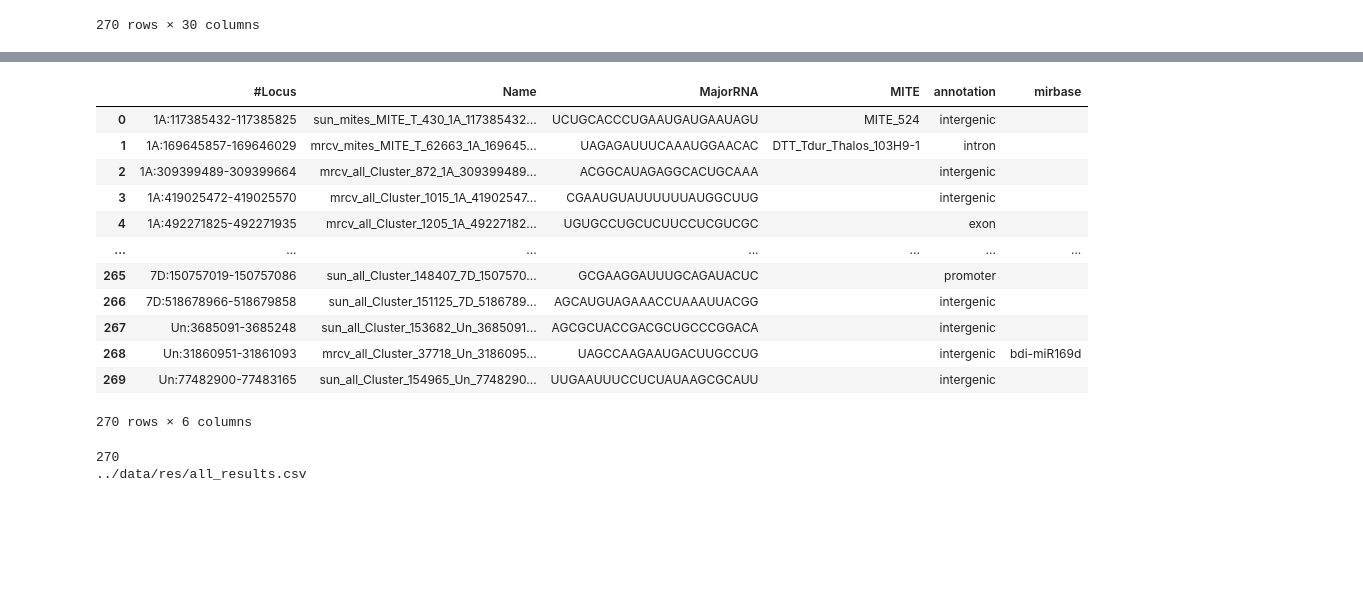
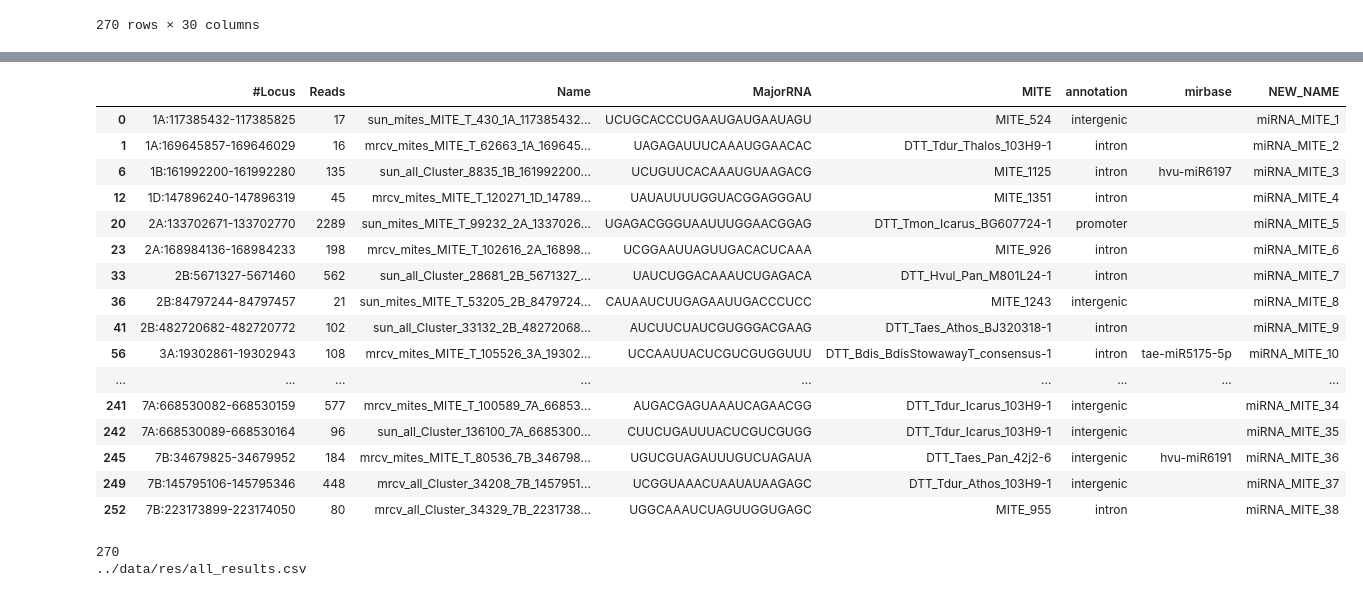
Before and after one commit to juancresc/mirna_mite, a Jupyter notebook: 2_analysis/1_analysis.ipynb, the cells around one changed output, grey strips where cells are left out. Drawn from its saved outputs; the diff is of its cells as text; code cells hidden in the pictures; blank space fills up the shorter version.

```diff
--- a/2_analysis/1_analysis.ipynb
+++ b/2_analysis/1_analysis.ipynb
@@ -881,19 +936,23 @@ df[(df.MITE.notnull()) & (df.mirbase.notnull())]
 # %%
-df[df.MITE.notnull()][['#Locus','Name','MajorRNA','MITE','annotation','mirbase']]
+df[df.MITE != ''][['#Locus','Reads','Name','MajorRNA','MITE','annotation','mirbase','NEW_NAME']]
 # %% [output]
-|  | #Locus | Name | MajorRNA | MITE | annotation | mirbase |
-| 0 | 1A:117385432-117385825 | sun_mites_MITE_T_430_1A_117385432... | UCUGCACCCUGAAUGAUGAAUAGU | MITE_524 | intergenic |  |
-| 1 | 1A:169645857-169646029 | mrcv_mites_MITE_T_62663_1A_169645... | UAGAGAUUUCAAAUGGAACAC | DTT_Tdur_Thalos_103H9-1 | intron |  |
-| 2 | 1A:309399489-309399664 | mrcv_all_Cluster_872_1A_309399489... | ACGGCAUAGAGGCACUGCAAA |  | intergenic |  |
-| 3 | 1A:419025472-419025570 | mrcv_all_Cluster_1015_1A_41902547... | CGAAUGUAUUUUUUAUGGCUUG |  | intergenic |  |
-| 4 | 1A:492271825-492271935 | mrcv_all_Cluster_1205_1A_49227182... | UGUGCCUGCUCUUCCUCGUCGC |  | exon |  |
-| ... | ... | ... | ... | ... | ... | ... |
-| 265 | 7D:150757019-150757086 | sun_all_Cluster_148407_7D_1507570... | GCGAAGGAUUUGCAGAUACUC |  | promoter |  |
-| 266 | 7D:518678966-518679858 | sun_all_Cluster_151125_7D_5186789... | AGCAUGUAGAAACCUAAAUUACGG |  | intergenic |  |
-| 267 | Un:3685091-3685248 | sun_all_Cluster_153682_Un_3685091... | AGCGCUACCGACGCUGCCCGGACA |  | intergenic |  |
-| 268 | Un:31860951-31861093 | mrcv_all_Cluster_37718_Un_3186095... | UAGCCAAGAAUGACUUGCCUG |  | intergenic | bdi-miR169d |
-| 269 | Un:77482900-77483165 | sun_all_Cluster_154965_Un_7748290... | UUGAAUUUCCUCUAUAAGCGCAUU |  | intergenic |  |
+|  | #Locus | Reads | Name | MajorRNA | MITE | annotation | mirbase | NEW_NAME |
+| 0 | 1A:117385432-117385825 | 17 | sun_mites_MITE_T_430_1A_117385432... | UCUGCACCCUGAAUGAUGAAUAGU | MITE_524 | intergenic |  | miRNA_MITE_1 |
+| 1 | 1A:169645857-169646029 | 16 | mrcv_mites_MITE_T_62663_1A_169645... | UAGAGAUUUCAAAUGGAACAC | DTT_Tdur_Thalos_103H9-1 | intron |  | miRNA_MITE_2 |
+| 6 | 1B:161992200-161992280 | 135 | sun_all_Cluster_8835_1B_161992200... | UCUGUUCACAAAUGUAAGACG | MITE_1125 | intron | hvu-miR6197 | miRNA_MITE_3 |
+| 12 | 1D:147896240-147896319 | 45 | mrcv_mites_MITE_T_120271_1D_14789... | UAUAUUUUGGUACGGAGGGAU | MITE_1351 | intron |  | miRNA_MITE_4 |
+| 20 | 2A:133702671-133702770 | 2289 | sun_mites_MITE_T_99232_2A_1337026... | UGAGACGGGUAAUUUGGAACGGAG | DTT_Tmon_Icarus_BG607724-1 | promoter |  | miRNA_MITE_5 |
+| 23 | 2A:168984136-168984233 | 198 | mrcv_mites_MITE_T_102616_2A_16898... | UCGGAAUUAGUUGACACUCAAA | MITE_926 | intron |  | miRNA_MITE_6 |
+| 33 | 2B:5671327-5671460 | 562 | sun_all_Cluster_28681_2B_5671327_... | UAUCUGGACAAAUCUGAGACA | DTT_Hvul_Pan_M801L24-1 | intron |  | miRNA_MITE_7 |
+| 36 | 2B:84797244-84797457 | 21 | sun_mites_MITE_T_53205_2B_8479724... | CAUAAUCUUGAGAAUUGACCCUCC | MITE_1243 | intergenic |  | miRNA_MITE_8 |
+| 41 | 2B:482720682-482720772 | 102 | sun_all_Cluster_33132_2B_48272068... | AUCUUCUAUCGUGGGACGAAG | DTT_Taes_Athos_BJ320318-1 | intron |  | miRNA_MITE_9 |
+| 56 | 3A:19302861-19302943 | 108 | mrcv_mites_MITE_T_105526_3A_19302... | UCCAAUUACUCGUCGUGGUUU | DTT_Bdis_BdisStowawayT_consensus-1 | intron | tae-miR5175-5p | miRNA_MITE_10 |
+| ... | ... | ... | ... | ... | ... | ... | ... | ... |
+| 241 | 7A:668530082-668530159 | 577 | mrcv_mites_MITE_T_100589_7A_66853... | AUGACGAGUAAAUCAGAACGG | DTT_Tdur_Icarus_103H9-1 | intergenic |  | miRNA_MITE_34 |
+| 242 | 7A:668530089-668530164 | 96 | sun_all_Cluster_136100_7A_6685300... | CUUCUGAUUUACUCGUCGUGG | DTT_Tdur_Icarus_103H9-1 | intergenic |  | miRNA_MITE_35 |
+| 245 | 7B:34679825-34679952 | 184 | mrcv_mites_MITE_T_80536_7B_346798... | UGUCGUAGAUUUGUCUAGAUA | DTT_Taes_Pan_42j2-6 | intergenic | hvu-miR6191 | miRNA_MITE_36 |
+| 249 | 7B:145795106-145795346 | 448 | mrcv_all_Cluster_34208_7B_1457951... | UCGGUAAACUAAUAUAAGAGC | DTT_Tdur_Athos_103H9-1 | intergenic |  | miRNA_MITE_37 |
+| 252 | 7B:223173899-223174050 | 80 | mrcv_all_Cluster_34329_7B_2231738... | UGGCAAAUCUAGUUGGUGAGC | MITE_955 | intron |  | miRNA_MITE_38 |
-270 rows × 6 columns
 # %%
 df.to_csv(path_res, sep='\t', index=None)
 print(len(df.index))
```
Also changed, not shown: parts of 36 cells of this notebook, 7 other files.
